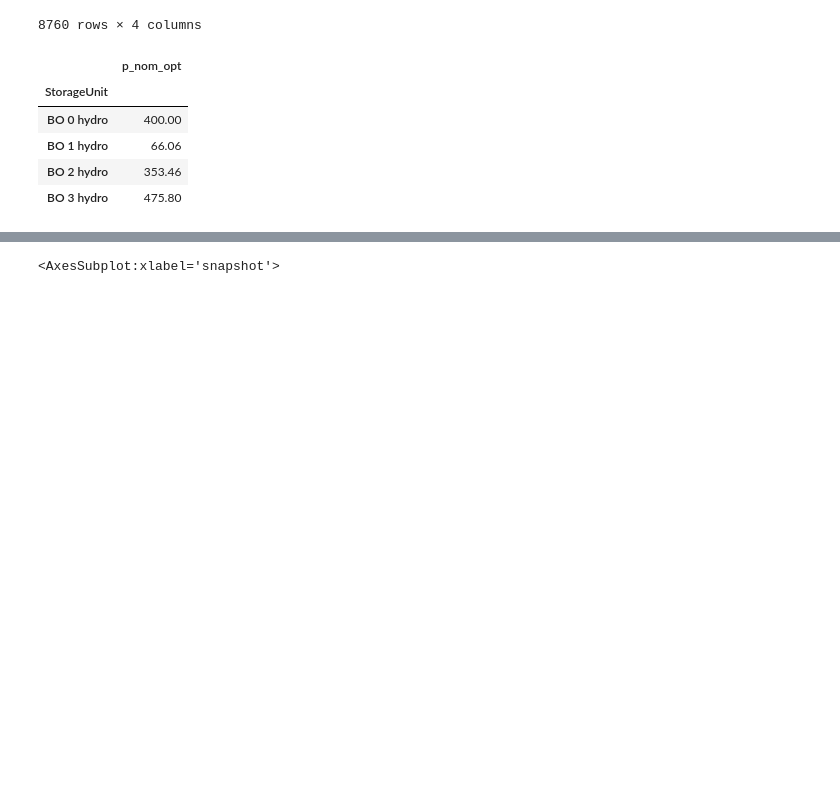
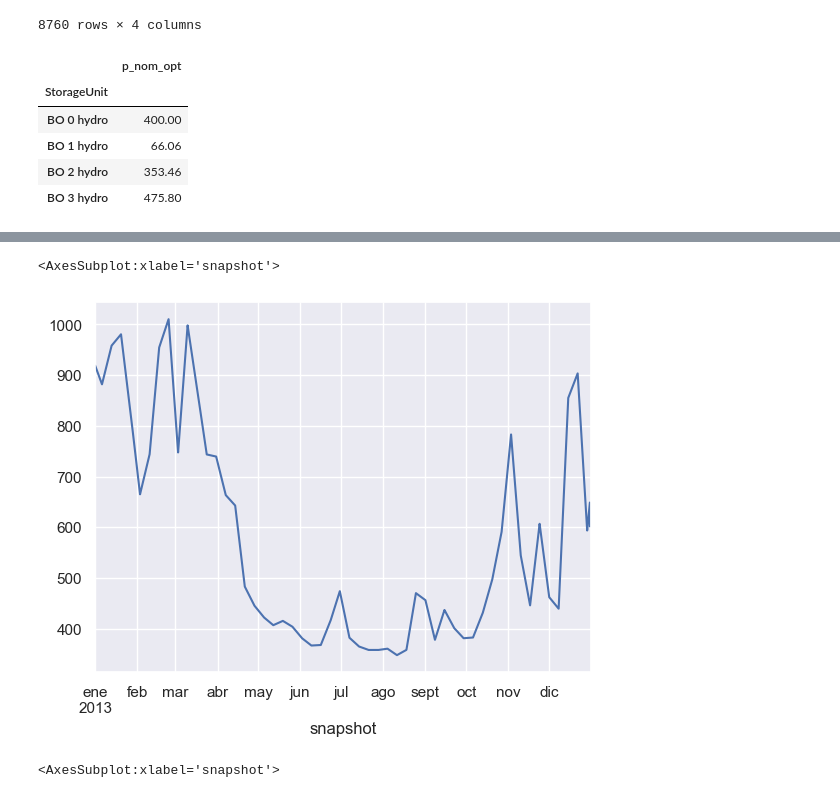
Before and after one commit to CIE-UMSS/PyPSA-BO, a Jupyter notebook: Results_analysis/EnergyScope-PyPSA/outputs_dispaset.ipynb, the cells around one changed output, grey strips where cells are left out. Saved outputs shown, nothing was run; the diff lists cells and outputs as text; code cells hidden in the pictures; blank space fills up the shorter version.

```diff
--- a/Results_analysis/EnergyScope-PyPSA/outputs_dispaset.ipynb
+++ b/Results_analysis/EnergyScope-PyPSA/outputs_dispaset.ipynb
@@ -191,6 +192,12 @@ generators#.to_excel(r"C:\Users\Carlos\OneDrive - Universite de Liege\Documents\
 # gas,fuel,4.44,EUR/MWhth
 # biomass,fuel,10.3,EUR/MWhth
 # #oil,fuel,124.5,EUR/MWhth
+# %%
+res_inflow_plot = n.storage_units_t.inflow.filter(like= "hydro").sum(axis=1)
+res_inflow_plot.plot()
+# %% [output]
+<AxesSubplot:xlabel='snapshot'>
+[figure, added]
 # %%
 ror_inflow = n.generators_t.p_max_pu.filter(like="ror").mean(axis=1)*n.generators.p_nom_opt.filter(like= "ror").sum()
 res_inflow = n.storage_units_t.inflow.filter(like= "hydro").sum(axis=1)*n.storage_units.p_nom_opt.filter(like= "hydro").sum()/1000
```
Also changed, not shown: parts of 20 cells of this notebook.
